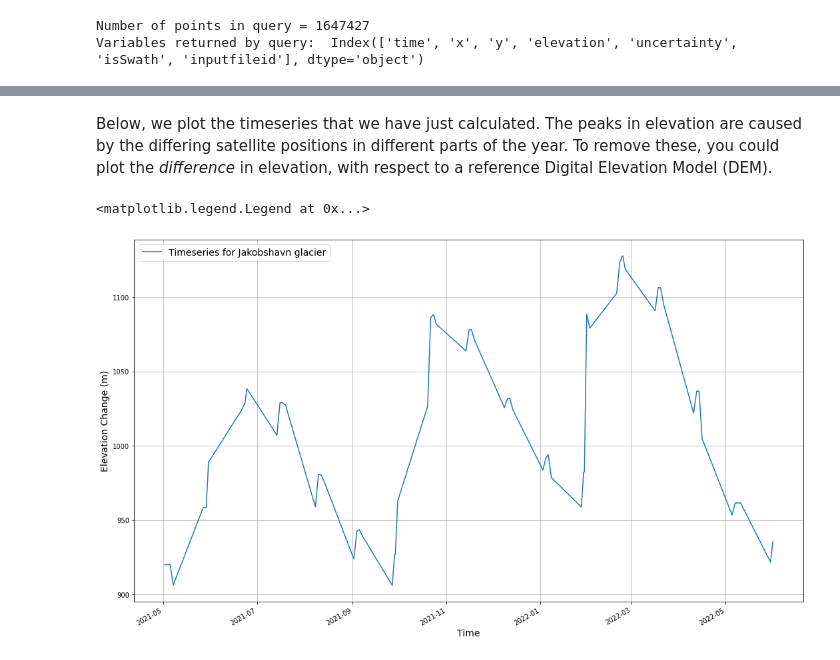
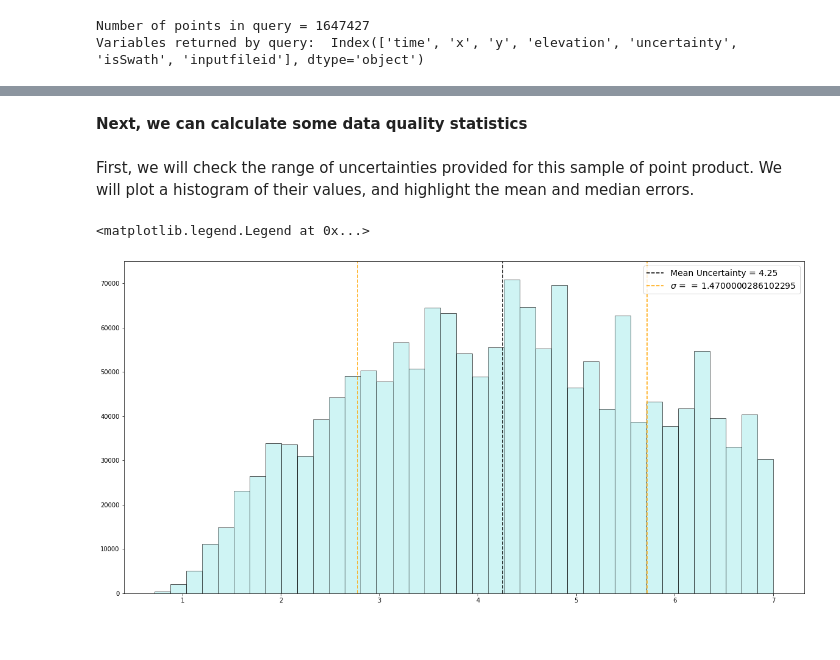
Before and after one commit to earthwave/eolis_demo_notebooks, a Jupyter notebook: cryotempo_eolis_download_plot_point_data.ipynb, the cells around one changed output, grey strips where cells are left out. Cells and saved outputs as stored; diff of their text form; code cells hidden in the pictures.

```diff
--- a/cryotempo_eolis_download_plot_point_data.ipynb
+++ b/cryotempo_eolis_download_plot_point_data.ipynb
@@ -191,3 +181,0 @@ First, we mask the dataframe to extract points for a 5km x 5 km area. We define
-# %%
-min_x, max_x, min_y, max_y = -249878, -138843, -2301315, -2244105
-full_query_results = full_query_results[(full_query_results['x'] >= min_x) & (full_query_results['x'] <= max_x) & (full_query_results['y'] >= min_y) & (full_query_results['y'] <= max_y)]
@@ -226,19 +182,22 @@ timeseries_df['errors'] = errors
-# %% [markdown]
-Below, we plot the timeseries that we have just calculated. The peaks in elevation are caused by the differing satellite positions in different parts of the year. To remove these, you could plot the *difference* in elevation, with respect to a reference Digital Elevation Model (DEM).
-# %%
-# Plot the timeseries dataframe
-fig, axs = plt.subplots(1,1,figsize=(18,10))
-
-#axs.plot(timeseries_df['dates'],timeseries_df['medians'][0] - timeseries_df['medians'], label='Timeseries for Jakobshavn glacier')
-axs.plot(timeseries_df['dates'], timeseries_df['medians'], label='Timeseries for Jakobshavn glacier')
-axs.set_ylabel('Elevation Change (m)',fontsize=14)
-axs.set_xlabel('Time',fontsize=14)
-
-axs.xaxis.set_major_formatter(mdate.DateFormatter('%Y-%m'))
-for label in axs.get_xticklabels(which='major'):
-    label.set(rotation=30, horizontalalignment='right')
-axs.grid(visible=True)
-plt.legend(fontsize=14)
-# %% [output]
-<matplotlib.legend.Legend at 0x...>
-[figure, removed]
+# %% [markdown]
+<strong> Next, we can calculate some data quality statistics </strong>
+# %% [markdown]
+First, we will check the range of uncertainties provided for this sample of point product. We will plot a histogram of their values, and highlight the mean and median errors.
+# %%
+mean_unc = round(np.nanmean(full_query_results['uncertainty']), 2)
+std_unc = round(np.std(full_query_results['uncertainty']), 2)
+
+fig, axs = plt.subplots(1,1,figsize=(20,10))
+
+bins = np.linspace(np.nanmin(full_query_results['uncertainty']),np.nanmax(full_query_results['uncertainty']),40)
+a = axs.hist(full_query_results['uncertainty'],bins = bins, facecolor='paleturquoise',edgecolor='k',alpha=0.6)
+
+axs.vlines(mean_unc,0,7.5e4,color='k',linestyle='dashed',label=f'Mean Uncertainty = {mean_unc}')
+axs.vlines(mean_unc-std_unc,0,7.5e4,color='orange',linestyle='dashed')
+axs.vlines(mean_unc+std_unc,0,7.5e4,color='orange',linestyle='dashed',label=f'$\sigma$ =  = {std_unc}')
+
+axs.set_ylim(0,7.5e4)
+plt.legend(fontsize=14)
+# %% [output]
+<matplotlib.legend.Legend at 0x...>
+[figure, added]
```
Also changed, not shown: parts of 15 cells of this notebook, 1 other file.
